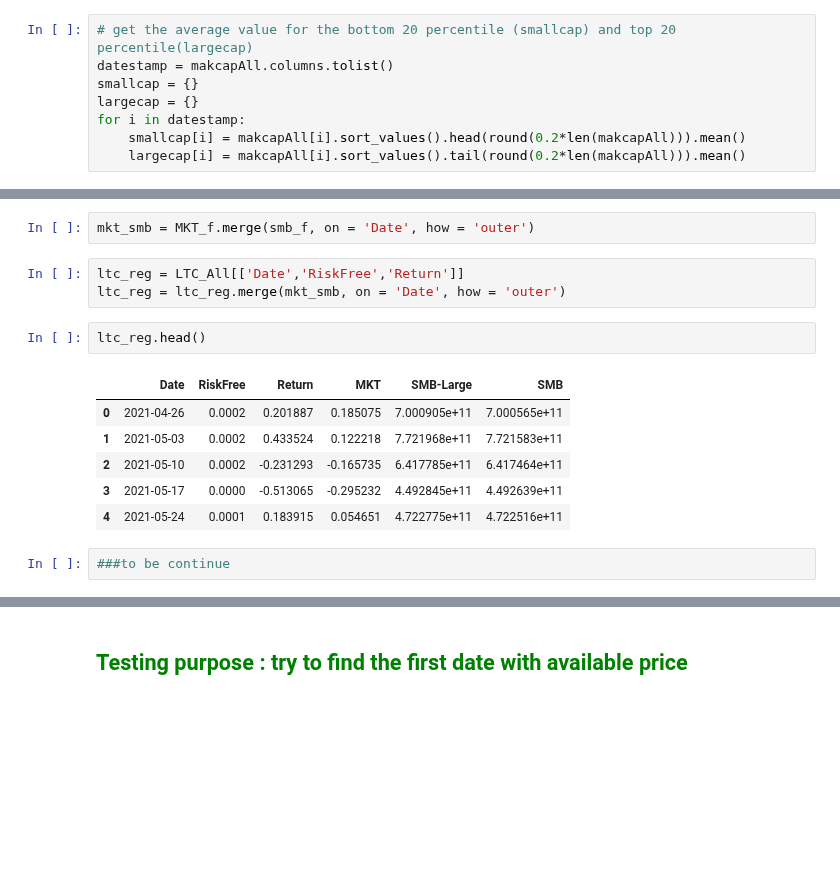
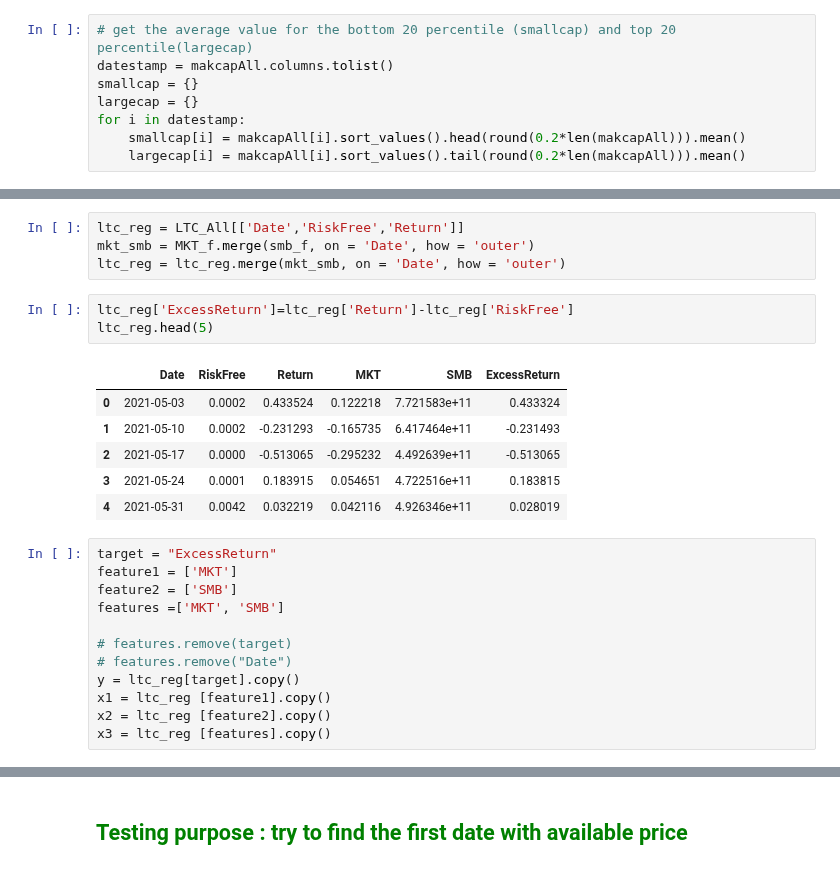
Before and after one commit to PracticumCrypto/C5-Analyzer, a Jupyter notebook: DataPull-MKT_SIZE_Fiona.ipynb, the cells around one changed output, grey strips where cells are left out. Drawn from its saved outputs; the diff is of its cells as text; blank space fills up the shorter version.

```diff
--- a/DataPull-MKT_SIZE_Fiona.ipynb
+++ b/DataPull-MKT_SIZE_Fiona.ipynb
@@ -301,16 +303,26 @@ smb_f.head()
 # %%
+ltc_reg = LTC_All[['Date','RiskFree','Return']]
 mkt_smb = MKT_f.merge(smb_f, on = 'Date', how = 'outer')
+ltc_reg = ltc_reg.merge(mkt_smb, on = 'Date', how = 'outer')
-# %%
-ltc_reg = LTC_All[['Date','RiskFree','Return']]
-ltc_reg = ltc_reg.merge(mkt_smb, on = 'Date', how = 'outer')
-# %%
-ltc_reg.head()
-# %% [output]
-|  | Date | RiskFree | Return | MKT | SMB-Large | SMB |
-| 0 | 2021-04-26 | 0.0002 | 0.201887 | 0.185075 | 7.000905e+11 | 7.000565e+11 |
-| 1 | 2021-05-03 | 0.0002 | 0.433524 | 0.122218 | 7.721968e+11 | 7.721583e+11 |
-| 2 | 2021-05-10 | 0.0002 | -0.231293 | -0.165735 | 6.417785e+11 | 6.417464e+11 |
-| 3 | 2021-05-17 | 0.0000 | -0.513065 | -0.295232 | 4.492845e+11 | 4.492639e+11 |
-| 4 | 2021-05-24 | 0.0001 | 0.183915 | 0.054651 | 4.722775e+11 | 4.722516e+11 |
-# %%
-###to be continue
+# %%
+ltc_reg['ExcessReturn']=ltc_reg['Return']-ltc_reg['RiskFree']
+ltc_reg.head(5)
+# %% [output]
+|  | Date | RiskFree | Return | MKT | SMB | ExcessReturn |
+| 0 | 2021-05-03 | 0.0002 | 0.433524 | 0.122218 | 7.721583e+11 | 0.433324 |
+| 1 | 2021-05-10 | 0.0002 | -0.231293 | -0.165735 | 6.417464e+11 | -0.231493 |
+| 2 | 2021-05-17 | 0.0000 | -0.513065 | -0.295232 | 4.492639e+11 | -0.513065 |
+| 3 | 2021-05-24 | 0.0001 | 0.183915 | 0.054651 | 4.722516e+11 | 0.183815 |
+| 4 | 2021-05-31 | 0.0042 | 0.032219 | 0.042116 | 4.926346e+11 | 0.028019 |
+# %%
+target = "ExcessReturn"
+feature1 = ['MKT']
+feature2 = ['SMB']
+features =['MKT', 'SMB']
+
+# features.remove(target)
+# features.remove("Date")
+y = ltc_reg[target].copy()
+x1 = ltc_reg [feature1].copy()
+x2 = ltc_reg [feature2].copy()
+x3 = ltc_reg [features].copy()
```
Also changed, not shown: parts of 24 cells of this notebook.
